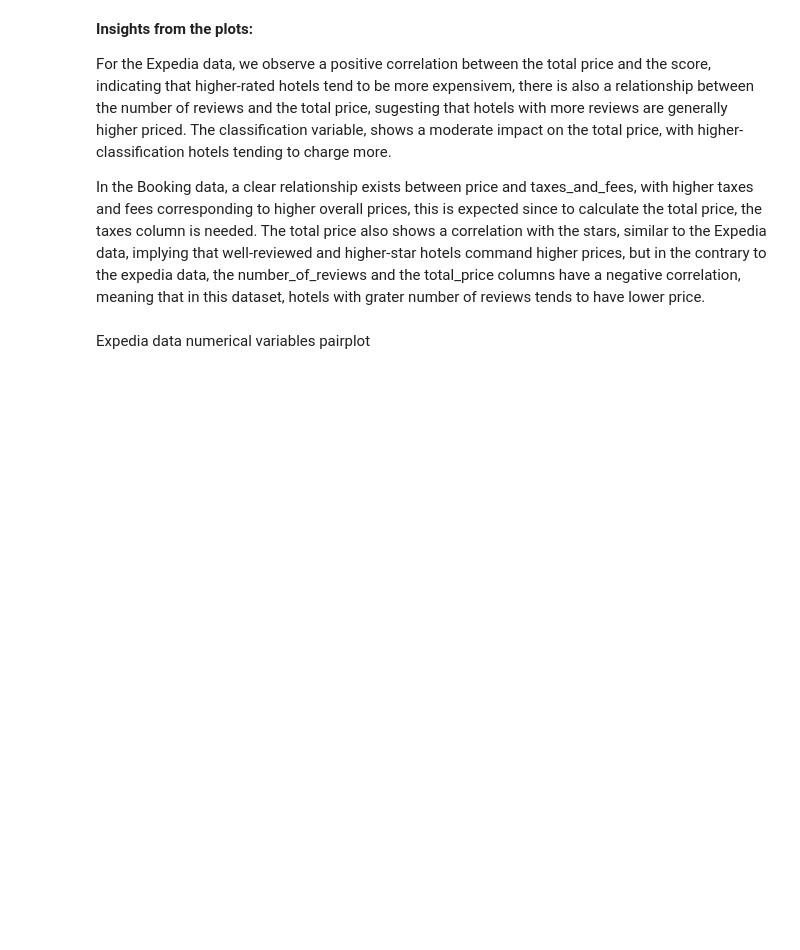
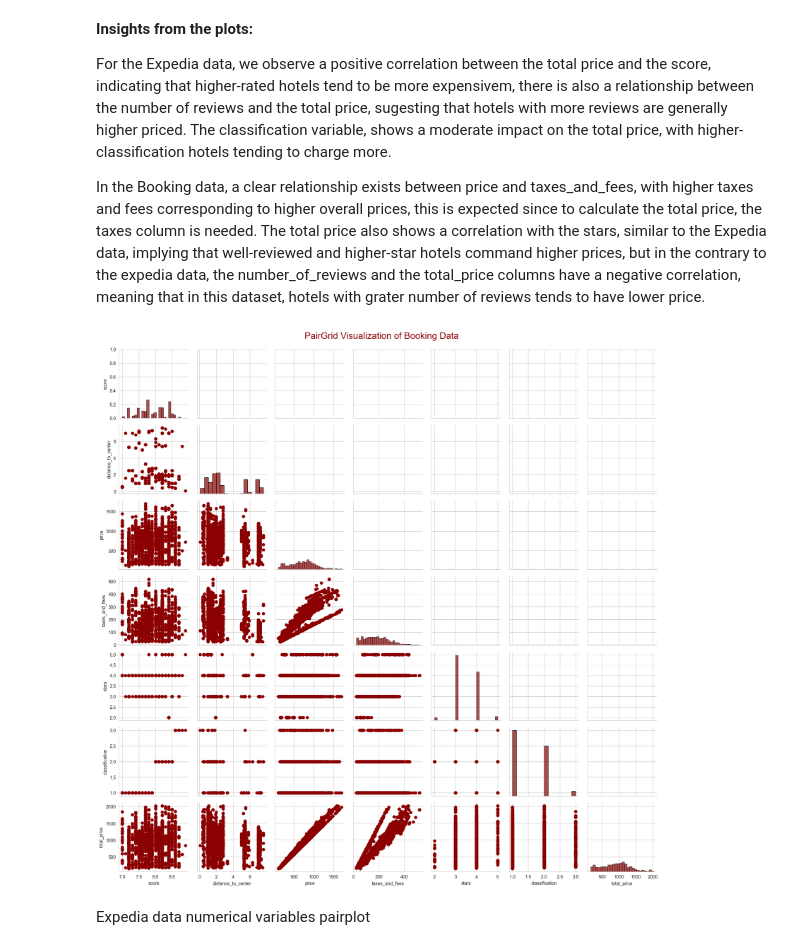
Before and after one commit to estivengrx/Freelancer-2, a Jupyter notebook: booking-expedia-project/main.ipynb, the cells around one changed output. Saved outputs shown, nothing was run; the diff lists cells and outputs as text; code cells hidden in the pictures; blank space fills up the shorter version.

```diff
--- a/booking-expedia-project/main.ipynb
+++ b/booking-expedia-project/main.ipynb
@@ -333,20 +334,21 @@ In the Booking data, a clear relationship exists between price and taxes_and_fee
 # Since all values for the column 'subway_acces' are the same, we can eliminate it
 booking_data_encoded = booking_data_encoded.drop(columns='subway_access')
 # %%
-# # Define the columns to be visualized in the PairGrid
-# booking_data_columns_pairgrid = [
-#     'score', 'distance_to_center', 'price', 'taxes_and_fees',
-#     'stars', 'classification', 'number_of_reviews', 'total_price'
-# ]
+# Define the columns to be visualized in the PairGrid
+booking_data_columns_pairgrid = [
+    'score', 'distance_to_center', 'price', 'taxes_and_fees',
+    'stars', 'classification', 'number_of_reviews', 'total_price'
+]
 
-# # Creating the PairGrid for the numerical columns of the booking data
-# grid = sns.PairGrid(data=booking_data_encoded[booking_data_columns_pairgrid])
-# grid = grid.map_lower(plt.scatter, color='darkred')  # Scatter plot for the lower triangle
-# grid = grid.map_diag(sns.histplot, color='darkred', edgecolor="k", alpha=0.7)  # Histogram for the diagonal
-# plt.subplots_adjust(top=0.95)
-# plt.suptitle('PairGrid Visualization of Booking Data', fontsize=20, color='darkred')
-# sns.set_style("whitegrid")
-# plt.show()
+# Creating the PairGrid for the numerical columns of the booking data
+grid = sns.PairGrid(data=booking_data_encoded[booking_data_columns_pairgrid])
+grid = grid.map_lower(plt.scatter, color='darkred')  # Scatter plot for the lower triangle
+grid = grid.map_diag(sns.histplot, color='darkred', edgecolor="k", alpha=0.7)  # Histogram for the diagonal
+plt.subplots_adjust(top=0.95)
+plt.suptitle('PairGrid Visualization of Booking Data', fontsize=20, color='darkred')
+plt.show()
+# %% [output]
+[figure, added]
 # %% [markdown]
 Expedia data numerical variables pairplot
 # %%
```
Also changed, not shown: parts of 39 cells of this notebook, 14 other files.
